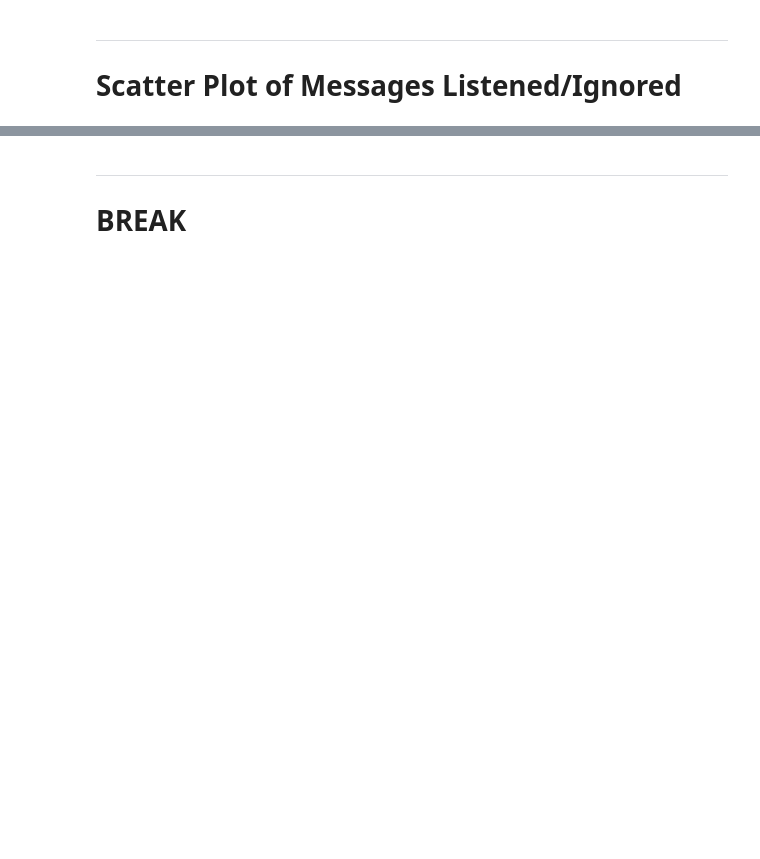
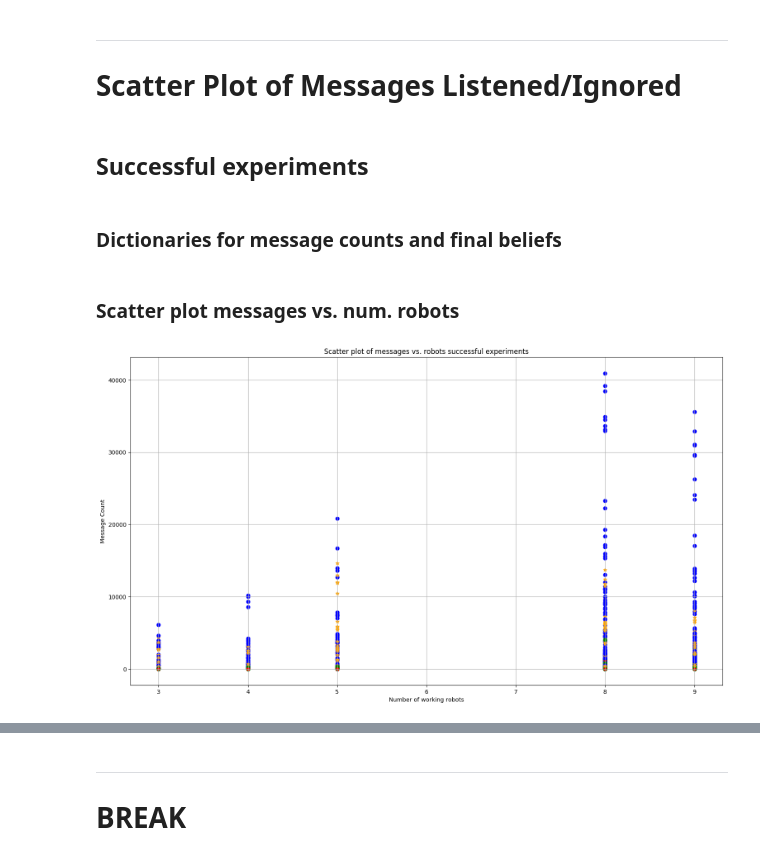
Before and after one commit to nsrishankar/analysis_scripts, a Jupyter notebook: CDM_lying_clusteranalysis.ipynb, the cells around one changed output, grey strips where cells are left out. Cells and saved outputs as stored; diff of their text form; code cells hidden in the pictures; blank space fills up the shorter version.

```diff
--- a/CDM_lying_clusteranalysis.ipynb
+++ b/CDM_lying_clusteranalysis.ipynb
@@ -336,7 +340,7 @@ for ind in range(len(successful_seeds)):
 
 
     raw_data=pickle_dictionary[key_0][key_1]
-    raw_data=np.array(raw_dictionary).reshape((num_working,9)) #From pickle dictionary
+    raw_data=np.array(raw_data).reshape((num_working,9)) #From pickle dictionary
 
     timestep=raw_data[0,0]
     correct_pattern_prob=raw_data[:,2]
@@ -429,7 +433,7 @@ for key, value in heatmap_converged_dict_05.items():
     count_tstep_summary_dict_05[key]=successful_experiments
     mean_tstep_summary_dict_05[key]=round(mean_tstep)
 
-for key, value in cheatmap_converged_dict_10.items():
+for key, value in heatmap_converged_dict_10.items():
     successful_experiments=len(value)
     mean_tstep=np.mean(value)
 #     summary_dict_10[key]=successful_experiments,round(mean_tstep)
@@ -863,3 +918,7 @@ plt.title('MNumber of Failed Robots')
 # %% [markdown]
 ---
 # Scatter Plot of Messages Listened/Ignored
+# %% [markdown]
+## Successful experiments
+# %% [markdown]
+### Dictionaries for message counts and final beliefs
@@ -865,0 +967,34 @@ plt.title('MNumber of Failed Robots')
+# %% [markdown]
+### Scatter plot messages vs. num. robots
+# %%
+plt.figure(figsize=(20,15),dpi=100)
+fig = matplotlib.pyplot.gcf()
+fig.set_size_inches(18.5, 10.5)
+# plt.xlim(1,10)
+
+for key,val in scatter_messages_successfulexp.items():
+    temp=key.split("_")
+    num_robots=int(remove_chars(temp[0]))
+    num_liars=int(remove_chars(temp[1]))
+    noise=float(remove_chars(temp[2]))
+    density=int(remove_chars(temp[3]))
+    seed=int(remove_chars(temp[4]))
+    num_working=num_robots-num_liars
+    ratio_working=float(num_working/num_robots)
+
+    # Total
+    recv_msg,pruned_msg,lying_msg,lying_msg_believed=val
+
+    plt.scatter(num_working,recv_msg,c='blue',marker='o') # Total received messages blue circles
+    plt.scatter(num_working,pruned_msg,c='green',marker='o') # Total pruned messages green circles
+    plt.scatter(num_working,lying_msg,c='orange',marker='*') # Lying messages orange asterisks
+    plt.scatter(num_working,lying_msg_believed,c='red',marker='*') # Lying messages believed red asterisks
+
+
+plt.ylabel('Message Count')
+plt.xlabel('Number of working robots')
+plt.title('Scatter plot of messages vs. robots successful experiments')
+plt.grid(True)
+plt.show()
+# %% [output]
+[figure, added]
```
Also changed, not shown: parts of 38 cells of this notebook.
